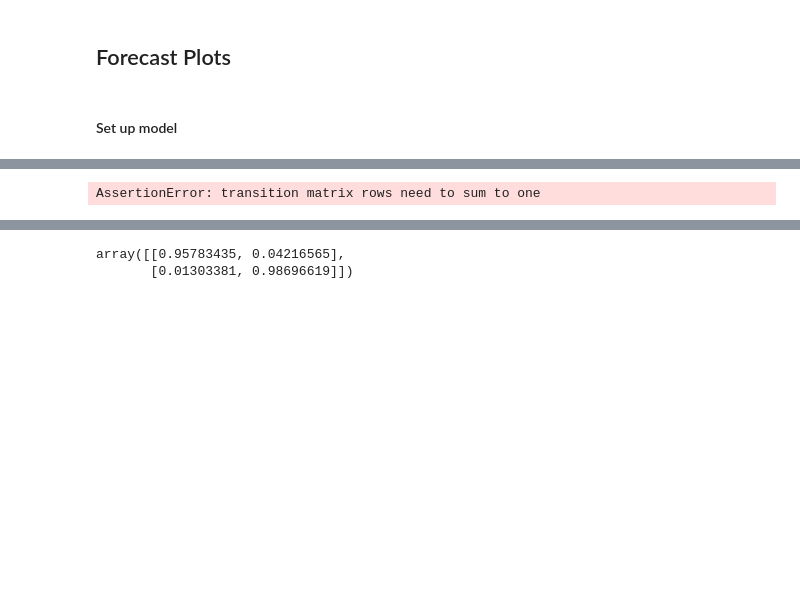
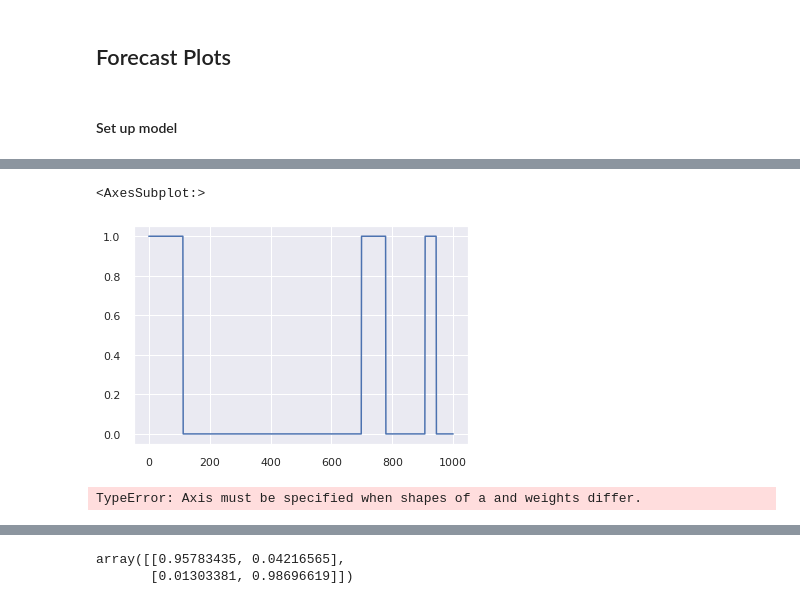
Before and after one commit to felixbrunner/hmm-real-vol, a Jupyter notebook: notebooks/01 - framework_plots.ipynb, the cells around one changed output, grey strips where cells are left out. Saved outputs shown, nothing was run; the diff lists cells and outputs as text; code cells hidden in the pictures; blank space fills up the shorter version.

```diff
--- a/notebooks/01 - framework_plots.ipynb
+++ b/notebooks/01 - framework_plots.ipynb
@@ -241,4 +254,10 @@ hmm = src.HiddenMarkovModel(emission_models=emission_models, transition_matrix=t
+# %%
+pd.Series(Y[1]).plot()
+# %% [output]
+<AxesSubplot:>
+[figure, added]
 # %%
-hmm.fit(series)
+hmm.fit(Y)
+print(hmm)
 # %% [output]
-AssertionError: transition matrix rows need to sum to one
+TypeError: Axis must be specified when shapes of a and weights differ.
```
Also changed, not shown: parts of 9 cells of this notebook, 3 other files.
